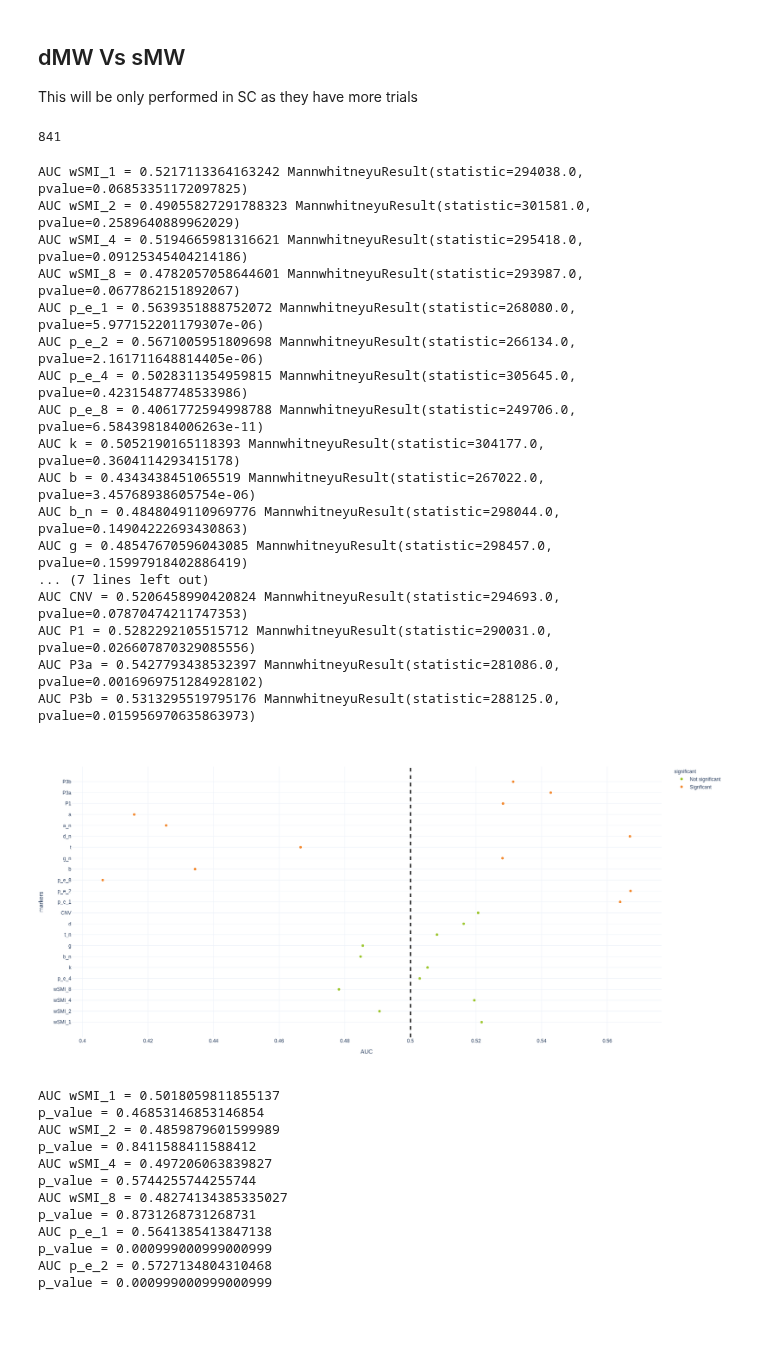
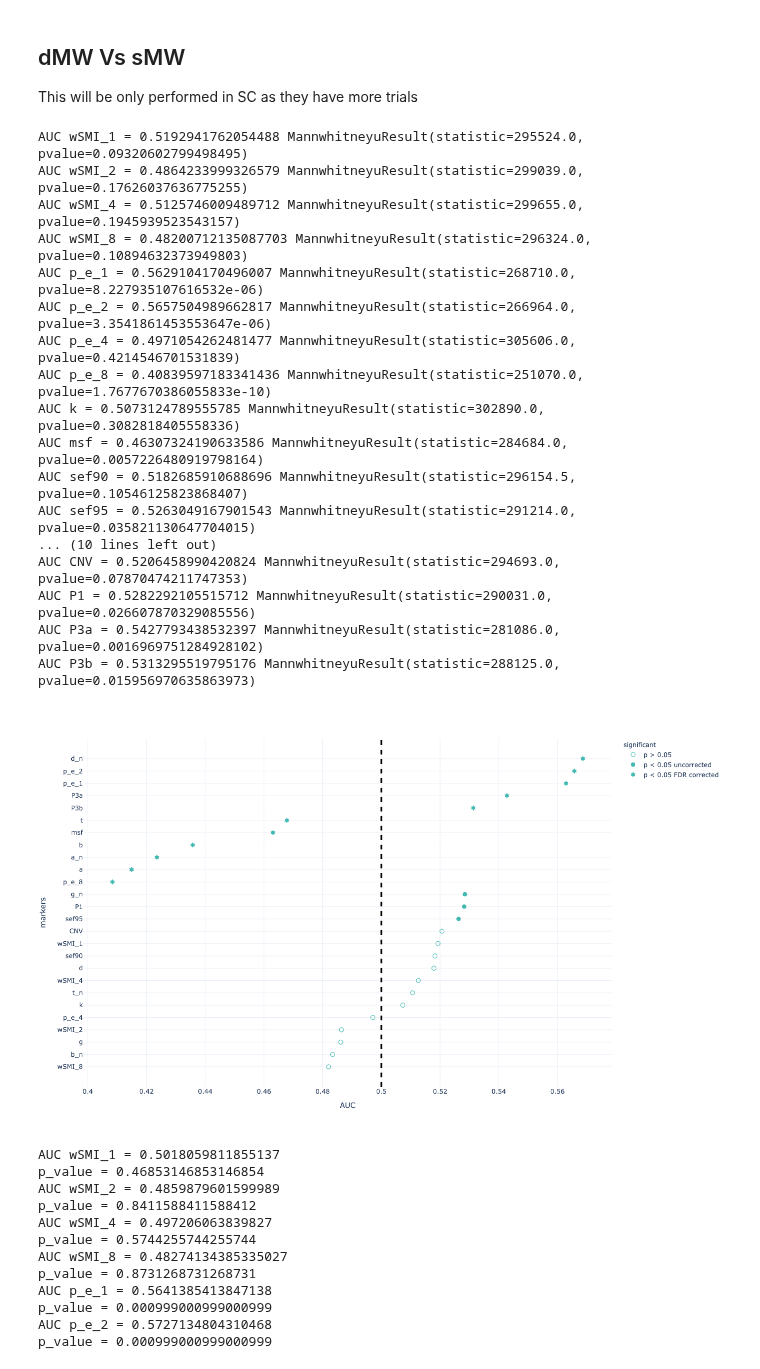
Before and after one commit to Nicobruno92/mw_markers_project, a Jupyter notebook: univariate_analysis.ipynb, the cells around one changed output. Drawn from its saved outputs; the diff is of its cells as text; code cells hidden in the pictures; blank space fills up the shorter version.

```diff
--- a/univariate_analysis.ipynb
+++ b/univariate_analysis.ipynb
@@ -807,10 +821,6 @@ df_mw = (
     .query("mind != 'on-task'")
     .drop(['participant', 'probe', 'segment'], axis = 1)
 )
-# %%
-len(df_mw.query("mind == 'dMW'"))
-# %% [output]
-841
 # %%
 AUC = []
 pvalues = {}
@@ -827,47 +837,58 @@ trial_mw_roc = pd.DataFrame(AUC, columns = ['markers', 'AUC'])
 p_df =pd.DataFrame.from_dict(pvalues, orient = 'index', columns = ['p_value']).reset_index().rename(columns ={'index': 'markers'})
 trial_mw_roc = (trial_mw_roc
             .merge(p_df, on = 'markers', how = 'inner')
-            .assign(significant = lambda df: np.where(df.p_value< 0.05, 'Signficant', 'Not significant'))
+            .assign(
+                    p_corrected = lambda df: multipletests(df.p_value, method = 'fdr_bh')[1],
+                    significant = lambda df: np.select([(df.p_value < 0.05) & (df.p_corrected < 0.05), (df.p_value < 0.05) & (df.p_corrected > 0.05),
+                                                 (df.p_value > 0.05) & (df.p_corrected > 0.05)], ['p < 0.05 FDR corrected','p < 0.05 uncorrected', 'p > 0.05']),
+                   )
            )
+
 trial_mw_roc.to_csv('Data/univariate_roc_mw_trial.csv')
 # %% [output]
-AUC wSMI_1 = 0.5217113364163242 MannwhitneyuResult(statistic=294038.0, pvalue=0.06853351172097825)
-AUC wSMI_2 = 0.49055827291788323 MannwhitneyuResult(statistic=301581.0, pvalue=0.2589640889962029)
-AUC wSMI_4 = 0.5194665981316621 MannwhitneyuResult(statistic=295418.0, pvalue=0.09125345404214186)
-AUC wSMI_8 = 0.4782057058644601 MannwhitneyuResult(statistic=293987.0, pvalue=0.0677862151892067)
-AUC p_e_1 = 0.5639351888752072 MannwhitneyuResult(statistic=268080.0, pvalue=5.977152201179307e-06)
-AUC p_e_2 = 0.5671005951809698 MannwhitneyuResult(statistic=266134.0, pvalue=2.161711648814405e-06)
-AUC p_e_4 = 0.5028311354959815 MannwhitneyuResult(statistic=305645.0, pvalue=0.42315487748533986)
-AUC p_e_8 = 0.4061772594998788 MannwhitneyuResult(statistic=249706.0, pvalue=6.584398184006263e-11)
-AUC k = 0.5052190165118393 MannwhitneyuResult(statistic=304177.0, pvalue=0.3604114293415178)
-AUC b = 0.4343438451065519 MannwhitneyuResult(statistic=267022.0, pvalue=3.45768938605754e-06)
-AUC b_n = 0.4848049110969776 MannwhitneyuResult(statistic=298044.0, pvalue=0.14904222693430863)
-AUC g = 0.48547670596043085 MannwhitneyuResult(statistic=298457.0, pvalue=0.15997918402886419)
-... (7 lines left out)
+AUC wSMI_1 = 0.5192941762054488 MannwhitneyuResult(statistic=295524.0, pvalue=0.09320602799498495)
+AUC wSMI_2 = 0.4864233999326579 MannwhitneyuResult(statistic=299039.0, pvalue=0.17626037636775255)
+AUC wSMI_4 = 0.5125746009489712 MannwhitneyuResult(statistic=299655.0, pvalue=0.1945939523543157)
+AUC wSMI_8 = 0.48200712135087703 MannwhitneyuResult(statistic=296324.0, pvalue=0.10894632373949803)
+AUC p_e_1 = 0.5629104170496007 MannwhitneyuResult(statistic=268710.0, pvalue=8.227935107616532e-06)
+AUC p_e_2 = 0.5657504989662817 MannwhitneyuResult(statistic=266964.0, pvalue=3.3541861453553647e-06)
+AUC p_e_4 = 0.4971054262481477 MannwhitneyuResult(statistic=305606.0, pvalue=0.4214546701531839)
+AUC p_e_8 = 0.40839597183341436 MannwhitneyuResult(statistic=251070.0, pvalue=1.7677670386055833e-10)
+AUC k = 0.5073124789555785 MannwhitneyuResult(statistic=302890.0, pvalue=0.3082818405558336)
+AUC msf = 0.46307324190633586 MannwhitneyuResult(statistic=284684.0, pvalue=0.0057226480919798164)
+AUC sef90 = 0.5182685910688696 MannwhitneyuResult(statistic=296154.5, pvalue=0.10546125823868407)
+AUC sef95 = 0.5263049167901543 MannwhitneyuResult(statistic=291214.0, pvalue=0.035821130647704015)
+... (10 lines left out)
 AUC CNV = 0.5206458990420824 MannwhitneyuResult(statistic=294693.0, pvalue=0.07870474211747353)
 AUC P1 = 0.5282292105515712 MannwhitneyuResult(statistic=290031.0, pvalue=0.026607870329085556)
 AUC P3a = 0.5427793438532397 MannwhitneyuResult(statistic=281086.0, pvalue=0.0016969751284928102)
 AUC P3b = 0.5313295519795176 MannwhitneyuResult(statistic=288125.0, pvalue=0.015956970635863973)
 # %%
-trial_mind_roc = pd.read_csv('Data/univariate_roc_mw_trial.csv')
-fig = px.scatter(trial_mw_roc,x = 'AUC', y = 'markers', template = "plotly_white", color = 'significant',color_discrete_sequence = [green,orange])
+trial_mw_roc = pd.read_csv('Data/univariate_roc_mw_trial.csv')
+fig = px.scatter(trial_mw_roc.sort_values(by = 'AUC'),x = 'AUC', y = 'markers', template = "plotly_white", symbol = 'significant',
+                 symbol_sequence = ['circle-open','circle','hexagram' ],
+#                  color = 'significant',
+                 color_discrete_sequence = [lblue, green,orange, pink],
+
+                 category_orders = {'significant': ['p > 0.05','p < 0.05 uncorrected', 'p < 0.05 FDR corrected']})
 fig.add_vline(x=0.5, line_width=3, line_dash="dash", line_color="black")
 
+fig.update_traces(marker=dict(size = 8))
 fig.update_layout(
     autosize=False,
     width=800,
     height=800,
     yaxis = {
             'showticklabels': True,
             'tickmode': 'linear',
         }
 
 )
 fig.show()
-pio.write_json(fig, 'Figs/univariate_roc_mw_trial.plotly')
+pio.write_json(fig, 'Figs/univariate_roc_mw_segment.plotly')
 # fig.write_image('Figs/univariate_roc_mw_segment.png')
 # %% [output]
-[figure, old version]
+[figure, new version]
 # %%
 AUC = pd.DataFrame()
 pvalues = {}
```
Also changed, not shown: parts of 15 cells of this notebook, 19 other files.
